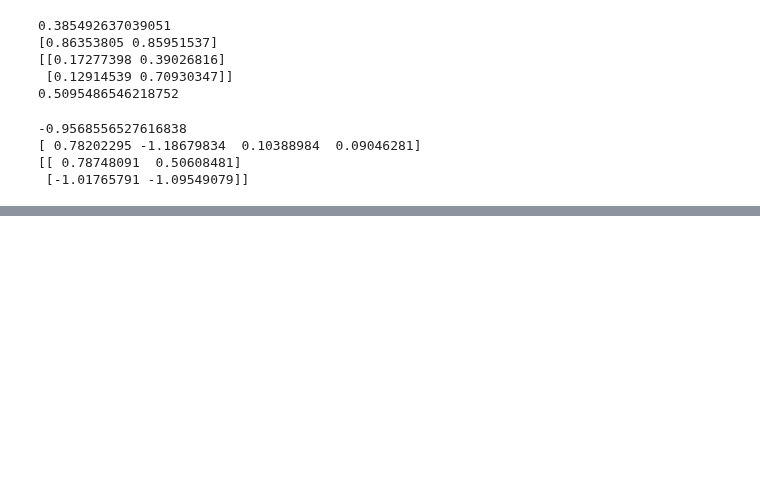
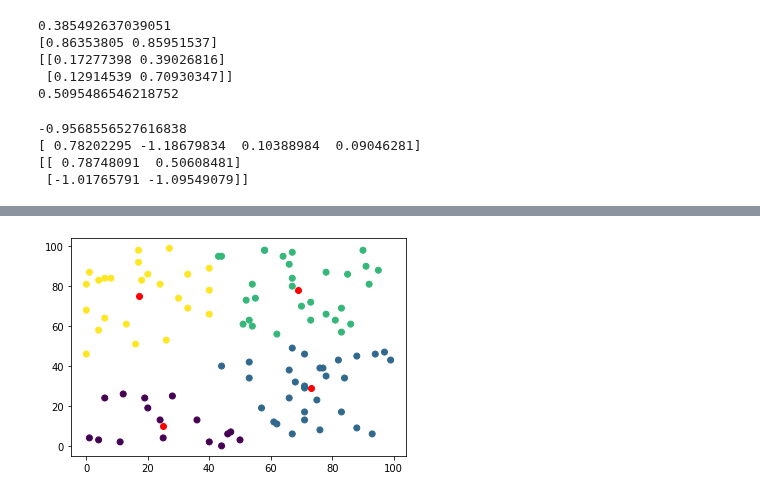
Before and after one commit to jh-lau/NLP, a Jupyter notebook: Artificial_Intelligence_for_NLP/Week_09_0831_kmeans_NN/recode.ipynb, the cells around one changed output, grey strips where cells are left out. Drawn from its saved outputs; the diff is of its cells as text; code cells hidden in the pictures; blank space fills up the shorter version.

```diff
--- a/Artificial_Intelligence_for_NLP/Week_09_0831_kmeans_NN/recode.ipynb
+++ b/Artificial_Intelligence_for_NLP/Week_09_0831_kmeans_NN/recode.ipynb
@@ -48,0 +125,11 @@ print(np.random.randn(2,2))
+# %%
+cluster_ = KMeans_(dots, 4)
+cluster_.fit()
+labels_ = cluster_.predict()
+centroids = cluster_.cluster_centers_()
+# %%
+plt.scatter(dots[:,0],dots[:,1],c=labels_)
+plt.scatter(centroids[:,0], centroids[:,1],c='r')
+plt.show()
+# %% [output]
+[figure, added]
```
Also changed, not shown: parts of 14 cells of this notebook, 1 other file.
